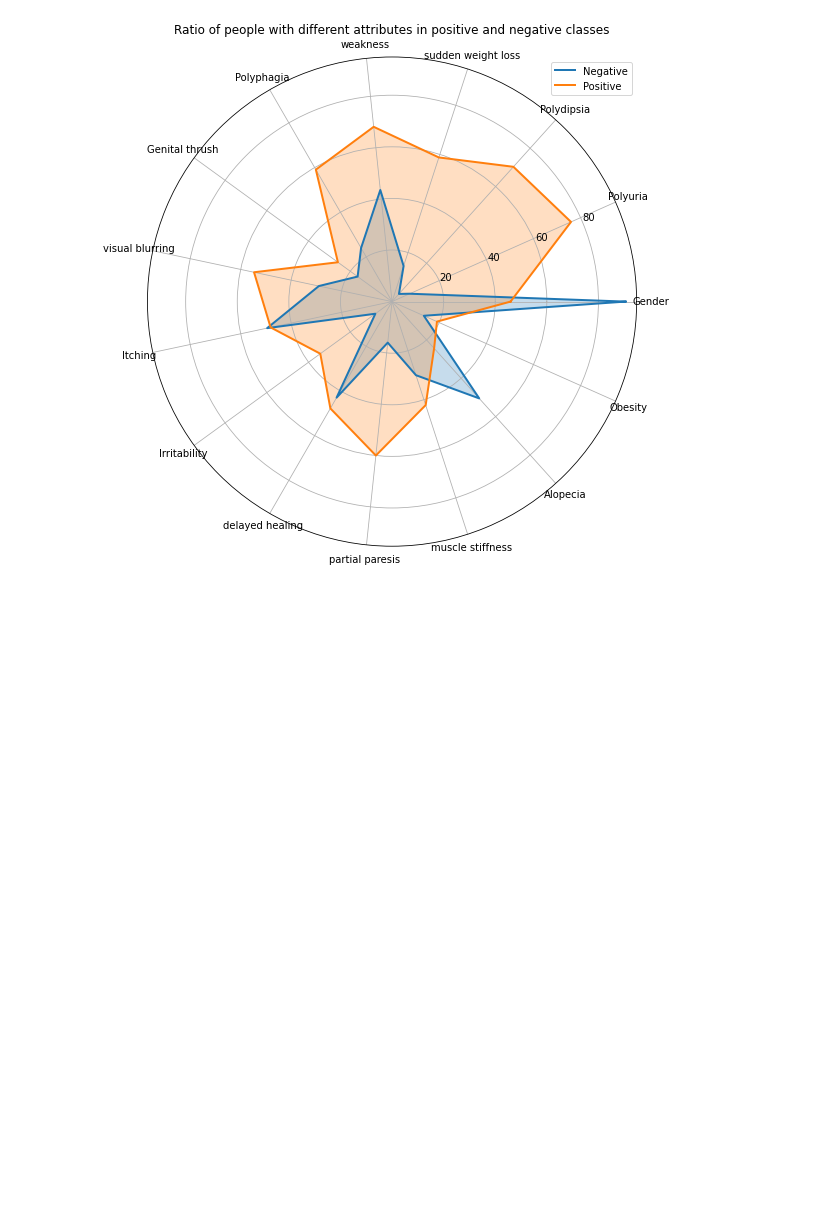
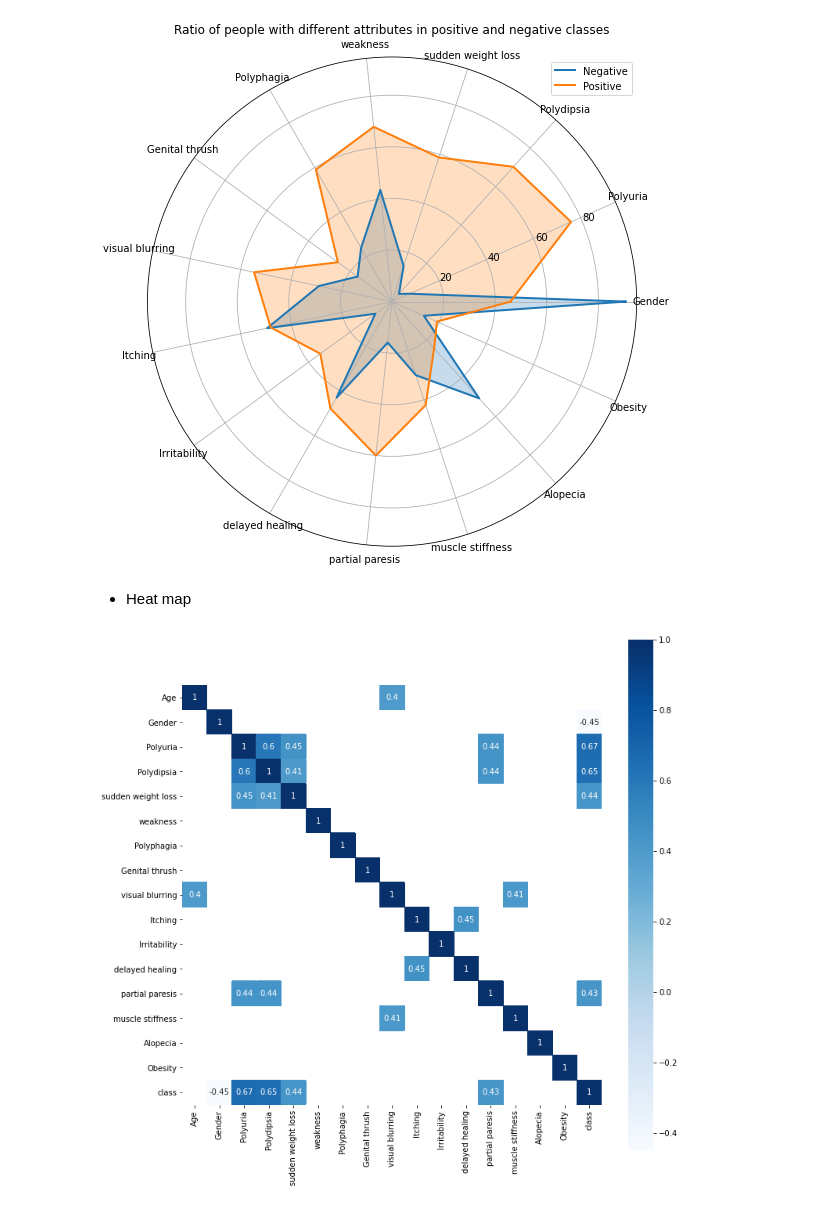
Before and after one commit to ymy-bristol/Dissertation, a Jupyter notebook: Code/data_analysis.ipynb, the cells around one changed output. Cells and saved outputs as stored; diff of their text form; code cells hidden in the pictures; blank space fills up the shorter version.

```diff
--- a/Code/data_analysis.ipynb
+++ b/Code/data_analysis.ipynb
@@ -123,3 +152,15 @@ plt.legend()
 plt.show()
 # %% [output]
 [figure]
+# %% [markdown]
+* Heat map
+# %%
+corr_data = df.corr()
+plt.subplots(figsize=(12,12))
+mask1 = np.abs(corr_data) <= 0.4
+mask2 = np.triu(np.ones_like(corr_data, dtype=bool))
+mask = mask1 | mask2
+sns.heatmap(corr_data, mask=mask1, annot=True, vmax=1, square=True, cmap="Blues")
+plt.show()
+# %% [output]
+[figure, added]
```
Also changed, not shown: parts of 7 cells of this notebook.
